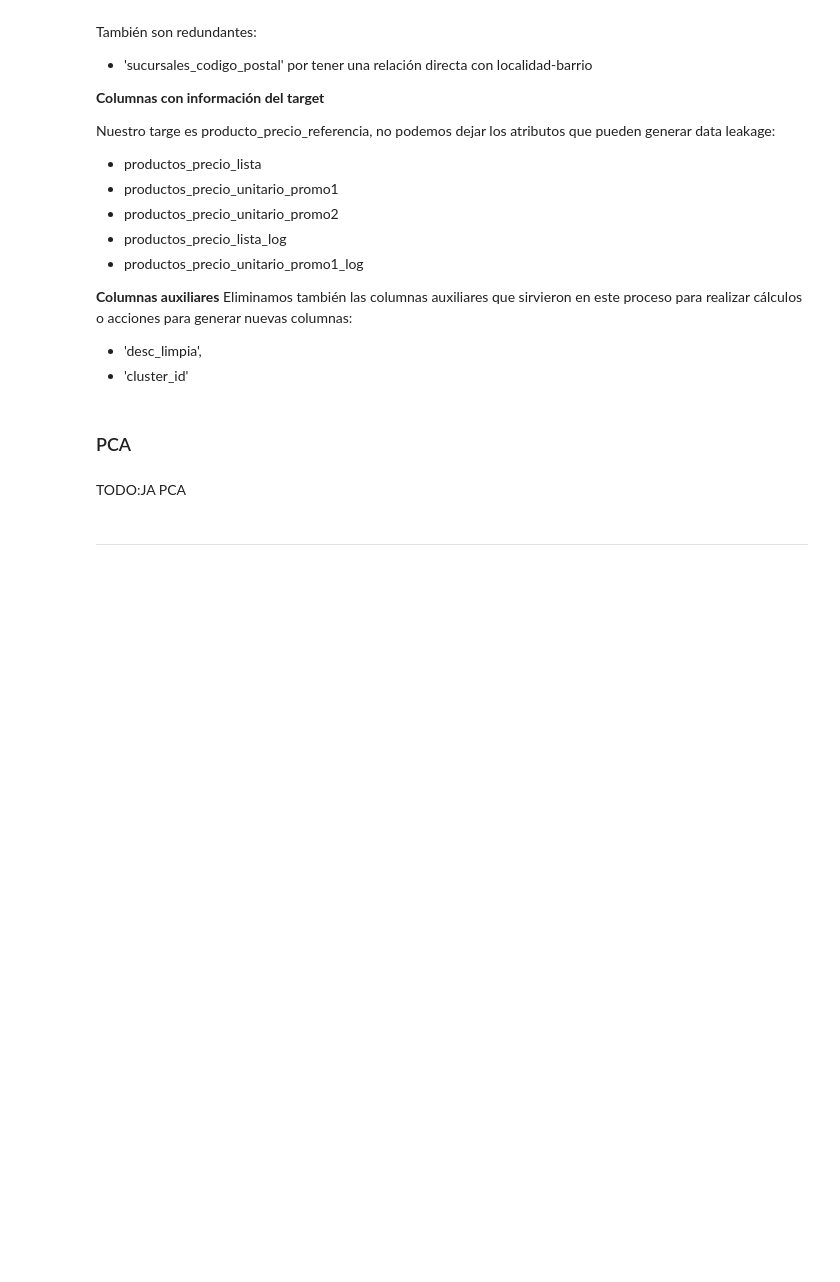
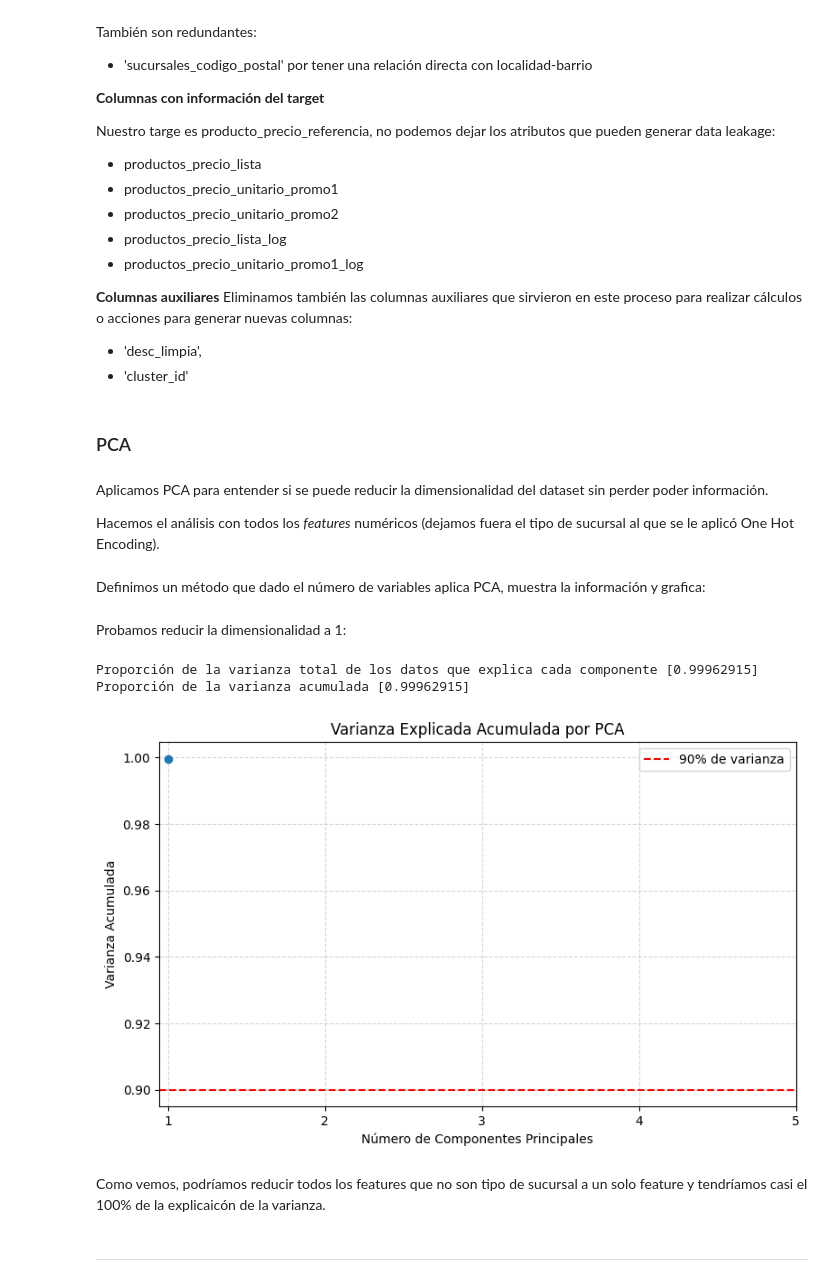
Before and after one commit to gurysilvera/Analisis_de_datos, a Jupyter notebook: tp2.ipynb, the cells around one changed output. Cells and saved outputs as stored; diff of their text form; code cells hidden in the pictures; blank space fills up the shorter version.

```diff
--- a/tp2.ipynb
+++ b/tp2.ipynb
@@ -564,4 +566,8 @@ print(train_df.columns)
 # %% [markdown]
 ### PCA
 # %% [markdown]
-TODO:JA PCA
+Aplicamos PCA para entender si se puede reducir la dimensionalidad del dataset sin perder poder información.
+
+Hacemos el análisis con todos los *features* numéricos (dejamos fuera el tipo de sucursal al que se le aplicó One Hot Encoding).
+# %% [markdown]
+Definimos un método que dado el número de variables aplica PCA, muestra la información y grafica:
@@ -568,3 +620,13 @@ TODO:JA PCA
+# %% [markdown]
+Probamos reducir la dimensionalidad a 1:
+# %%
+pca_aplicar(n_components=1)
+# %% [output]
+Proporción de la varianza total de los datos que explica cada componente [0.99962915]
+Proporción de la varianza acumulada [0.99962915]
+[figure, added]
+# %% [markdown]
+Como vemos, podríamos reducir todos los features que no son tipo de sucursal a un solo feature y tendríamos casi el 100% de la explicaicón de la varianza.
 # %% [markdown]
 ---
 # %% [markdown]
```
Also changed, not shown: parts of 2 cells of this notebook.
